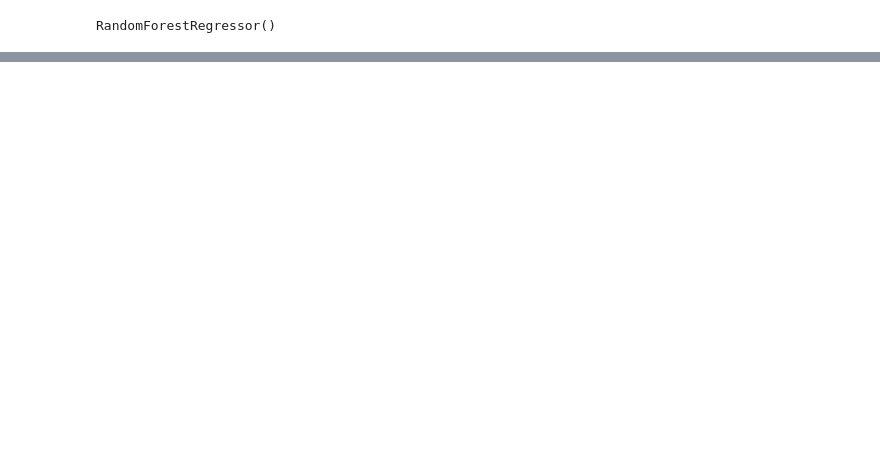
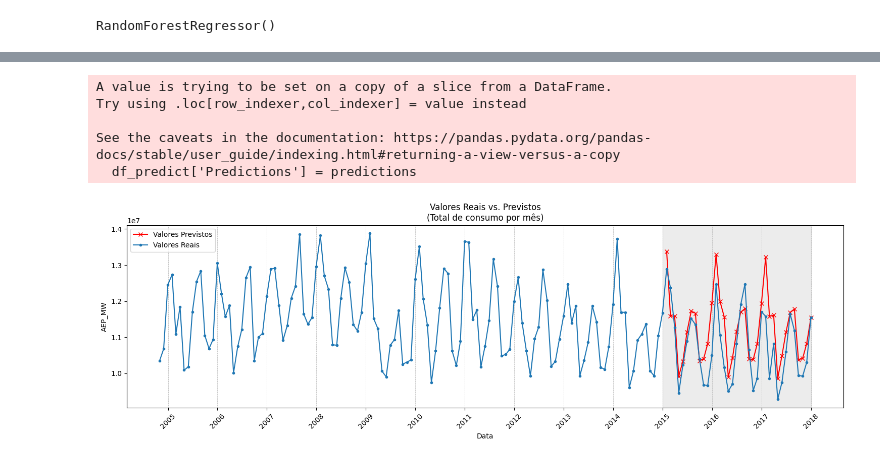
Before and after one commit to donikurtz/HourlyEnergyConsumption, a Jupyter notebook: 01_analise.ipynb, the cells around one changed output, grey strips where cells are left out. Saved outputs shown, nothing was run; the diff lists cells and outputs as text; code cells hidden in the pictures; blank space fills up the shorter version.

```diff
--- a/01_analise.ipynb
+++ b/01_analise.ipynb
@@ -328 +454,4 @@ print("Melhor score (RMSE):", (-random_search.best_score_)**0.5)
+# %%
+# Carregar o modelo de um arquivo
+model = joblib.load('modelo_treinado.pkl')
 # %%
@@ -330,0 +470,2 @@ predictions = random_search.best_estimator_.predict(X_test)
+# %%
+predictions = model.predict(X_test)
@@ -330,0 +486,39 @@ predictions = random_search.best_estimator_.predict(X_test)
+# %%
+# Criando o data frame para as comparações
+df_predict = teste[['AEP_MW']]
+
+df_predict['Predictions'] = predictions
+# %% [output]
+A value is trying to be set on a copy of a slice from a DataFrame.
+Try using .loc[row_indexer,col_indexer] = value instead
+
+See the caveats in the documentation: https://pandas.pydata.org/pandas-docs/stable/user_guide/indexing.html#returning-a-view-versus-a-copy
+  df_predict['Predictions'] = predictions
+# %%
+df_m = df[(df.index <= '2017-12-31')].resample('ME').sum()
+df_predict_m = df_predict[(df_predict.index <= '2017-12-31')].resample('ME').sum()
+
+plt.figure(figsize=(15, 5))
+plt.plot(df_predict_m.index, df_predict_m['Predictions'], color='r', marker='x', label='Valores Previstos', linestyle='-')
+plt.plot(df_m.index, df_m['AEP_MW'], marker='.', label='Valores Reais', linestyle='-')
+
+# Adicione a data de corte como uma variável datetime, se já não estiver
+cut_off_date = pd.to_datetime('2015-01-01')
+
+# Sombreamento da região após a data de corte
+plt.axvspan(cut_off_date, df_predict_m.index[-1], color='grey', alpha=0.15)
+
+plt.gca().xaxis.set_major_locator(mdates.YearLocator(base=1))
+plt.gca().xaxis.set_major_formatter(mdates.DateFormatter('%Y'))
+plt.title('Valores Reais vs. Previstos\n(Total de consumo por mês)')
+plt.xlabel('Data')
+plt.ylabel('AEP_MW')
+plt.legend()
+plt.grid(True, which='major', axis='x', linestyle='--', linewidth=0.5)
+plt.grid(False, which='major', axis='y')
+plt.xticks(rotation=45)
+plt.tight_layout()
+
+plt.show()
+# %% [output]
+[figure, added]
```
Also changed, not shown: parts of 45 cells of this notebook.
